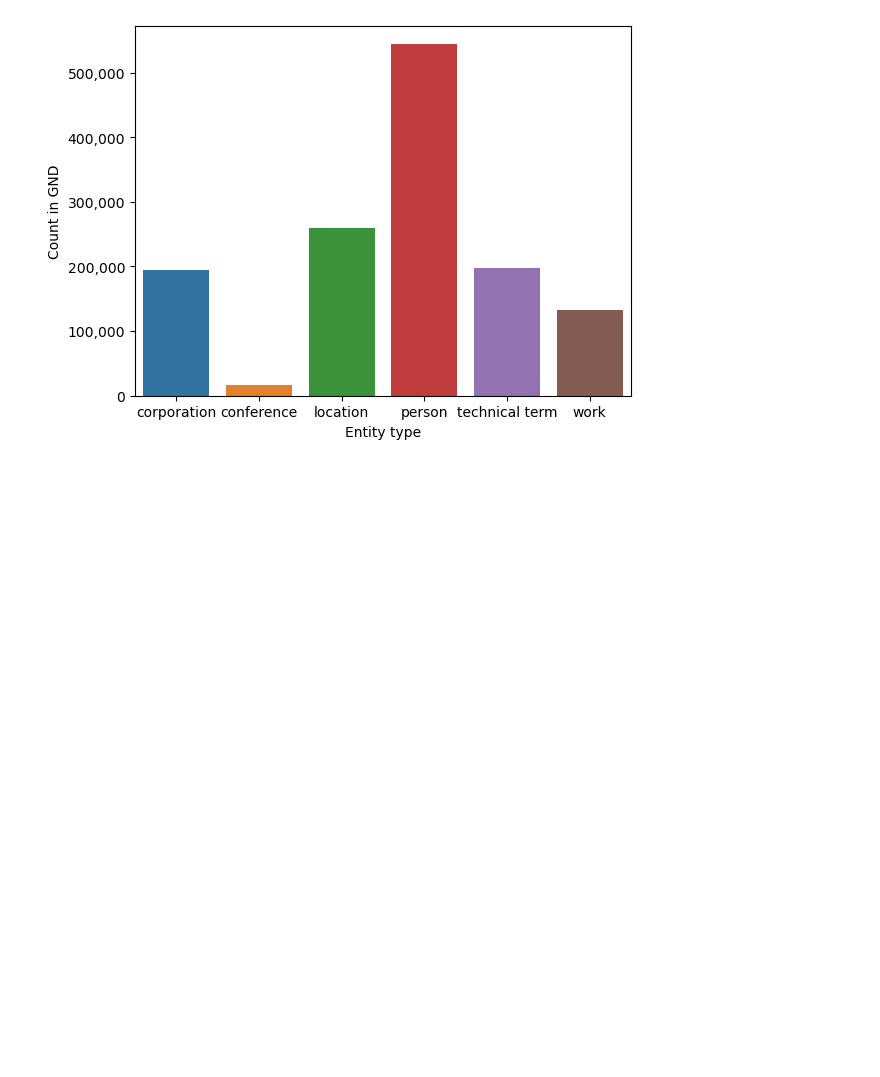
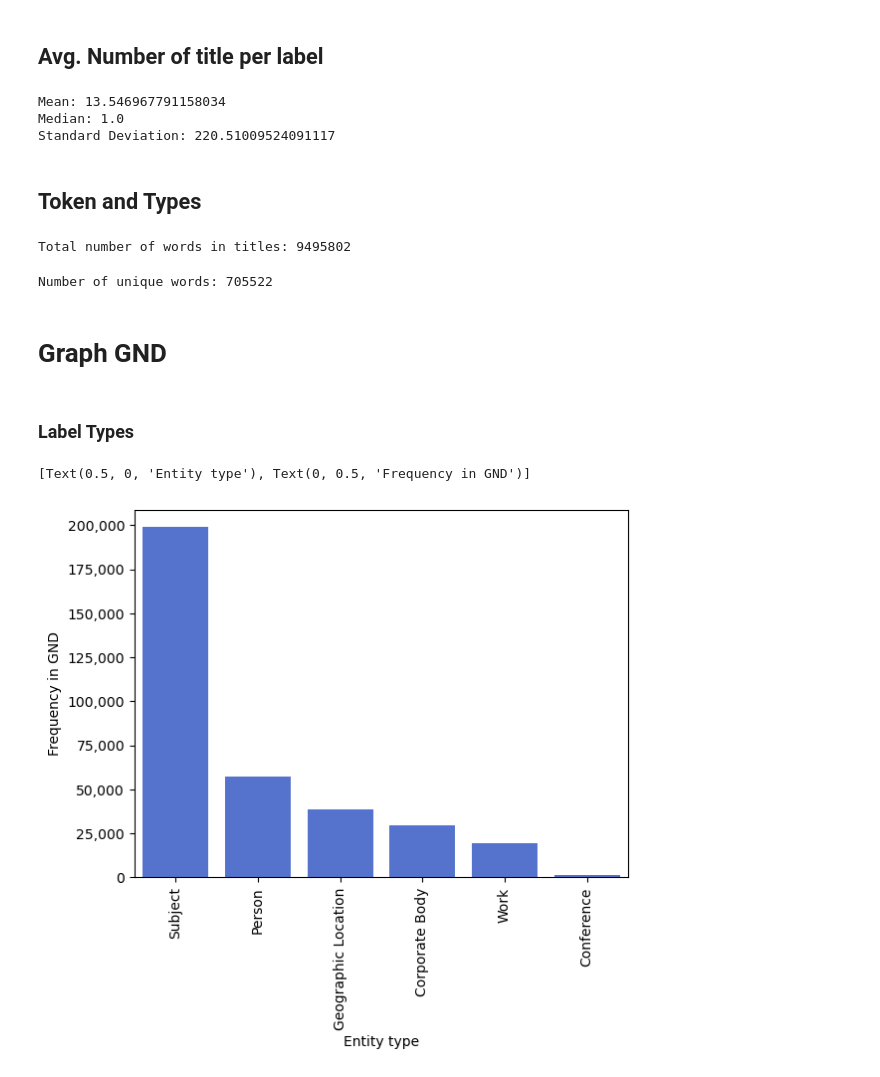
Before and after one commit to katjakon/xmlc-knowledge, a Jupyter notebook: figures.ipynb, the cells around one changed output. Drawn from its saved outputs; the diff is of its cells as text; code cells hidden in the pictures; blank space fills up the shorter version.

Commit message:
Add notebook with figures

```diff
--- a/figures.ipynb
+++ b/figures.ipynb
@@ -15,0 +46,3 @@ ent_types = {
+# %%
+data["tokenized"] = data["title"].apply(word_tokenize)
+data["title-length"] = data["tokenized"].apply(len)
@@ -15,0 +70,8 @@ ent_types = {
+# %%
+freq_labels = {}
+
+for idns in data["label-idn"]:
+    for idn in idns:
+        if idn not in freq_labels:
+            freq_labels[idn] = 0
+        freq_labels[idn] += 1
@@ -15,0 +95,16 @@ ent_types = {
+# %% [markdown]
+## Avg. Number of title per label
+# %%
+print(f"Mean: {mean(freq_labels.values())}")
+print(f"Median: {median(freq_labels.values())}")
+print(f"Standard Deviation: {stdev(freq_labels.values())}")
+# %% [output]
+Mean: 13.546967791158034
+Median: 1.0
+Standard Deviation: 220.51009524091117
+# %% [markdown]
+## Token and Types
+# %%
+print(f"Total number of words in titles: {data['title-length'].sum()}")
+# %% [output]
+Total number of words in titles: 9495802
@@ -16,11 +116,40 @@ ent_types = {
+# %%
+print(f"Number of unique words: {len(types)}")
+# %% [output]
+Number of unique words: 705522
+# %% [markdown]
+# Graph GND
+# %% [markdown]
+### Label Types
+# %%
+rows = []
+for idn, idn_data in gnd.nodes(data=True):
+    row = {"idn": idn}
+    row.update(idn_data)
+    row["pref"] = list(row["pref"])[0]
+    rows.append(row)
+gnd_df = pd.DataFrame(rows)
+# %%
+ent_mapping = {
+    "Sachbegriff": "Subject",
+    "Person (individualisiert)": "Person",
+    "Körperschaft": "Corporate Body",
+    "Geografikum": "Geographic Location",
+    "Werk": "Work",
+    "Konferenz": "Conference",
+}
 # %%
+val_counts = dict(gnd_df.value_counts("type"))
+names = map(ent_mapping.get, val_counts.keys())
 ax = sns.barplot(
-    x = list(ent_types.keys()),
-    y = list(ent_types.values())
+    x = list(names),
+    y = list(val_counts.values()),
+    color='royalblue'
 )
 ax.get_yaxis().set_major_formatter(
     matplotlib.ticker.FuncFormatter(lambda x, p: format(int(x), ',')))
-ax.set(xlabel='Entity type', ylabel='Count in GND')
-plt.show()
+plt.xticks(rotation=90)
+ax.set(xlabel='Entity type', ylabel='Frequency in GND')
 # %% [output]
+[Text(0.5, 0, 'Entity type'), Text(0, 0.5, 'Frequency in GND')]
-[figure, old version]
+[figure, new version]
```
Also changed, not shown: parts of 39 cells of this notebook.
